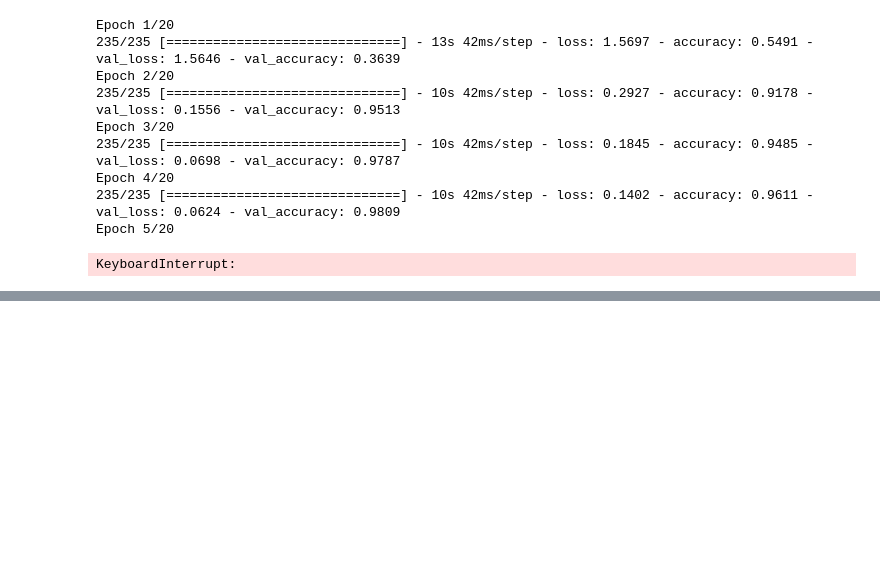
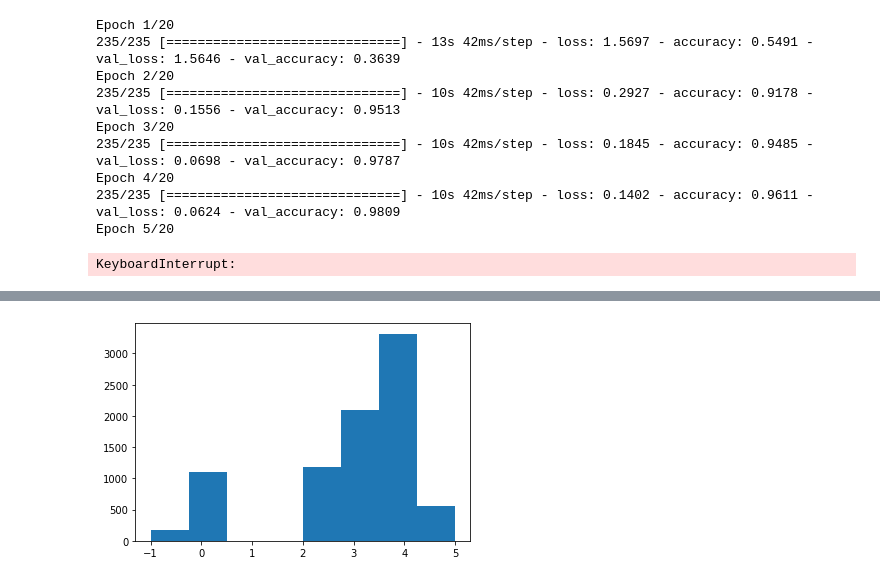
Before and after one commit to dkagramanyan/aist_2023, a Jupyter notebook: digits_classication.ipynb, the cells around one changed output, grey strips where cells are left out. Drawn from its saved outputs; the diff is of its cells as text; code cells hidden in the pictures; blank space fills up the shorter version.

Commit message:
finished grades hist

```diff
--- a/digits_classication.ipynb
+++ b/digits_classication.ipynb
@@ -155,0 +257,24 @@ np.argmax(res)
+# %%
+grades=[]
+
+for img in tqdm(preprocess_images):
+    res=model.predict(tf.expand_dims(img,0))
+    grade=np.argmax(res)
+
+    grades.append(grade)
+# %%
+grades_new=[]
+
+for grade in grades:
+    if grade==1:
+        grades_new.append(-1)
+    elif grade>5:
+        grades_new.append(0)
+    else:
+        grades_new.append(grade)
+
+plt.hist(grades_new, bins=8)
+plt.xticks(range(-1,6))
+plt.show()
+# %% [output]
+[figure, added]
```
Also changed, not shown: parts of 11 cells of this notebook, 1 other file.
